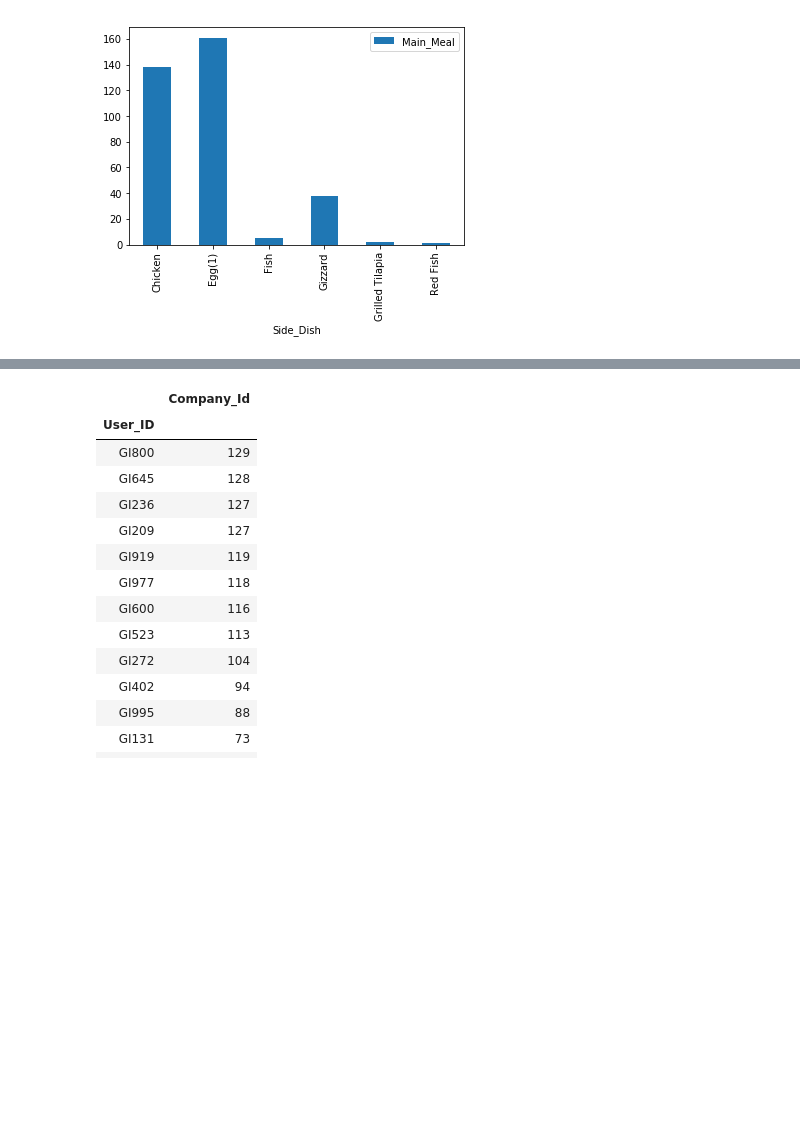
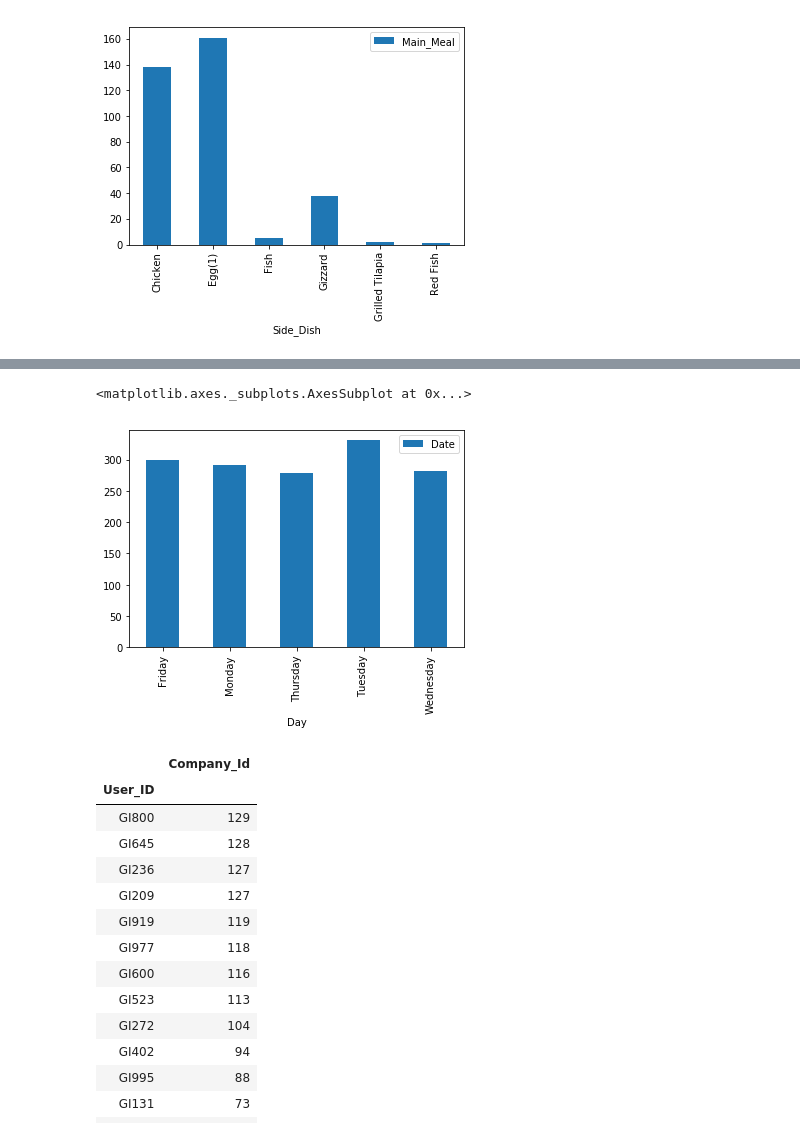
Before and after one commit to thechriskoka/playing-with-data, a Jupyter notebook: lunch-data/Lunch-Challenge-Solved.ipynb, the cells around one changed output, grey strips where cells are left out. Drawn from its saved outputs; the diff is of its cells as text; code cells hidden in the pictures; blank space fills up the shorter version.

```diff
--- a/lunch-data/Lunch-Challenge-Solved.ipynb
+++ b/lunch-data/Lunch-Challenge-Solved.ipynb
@@ -238,0 +266,6 @@ no_orders_df
+# %%
+#We want to know the relationship between days and orders by generating a time series analysis.
+
+#Creating a new dataframe to contain dates from the orders dataframe.
+
+days_orders_df = orders_df[['Date']]
@@ -238,0 +276,3 @@ no_orders_df
+# %%
+#We need to add a day to the column to show exactly which day each order was made.
+days_orders_df['Day'] = pd.DatetimeIndex(days_orders_df['Date']).day_name()
@@ -239,3 +310,9 @@ no_orders_df
+# %%
+#A bar graph to show the information extracted above.
+days_orders_df[['Day','Date']].groupby('Day').count().plot.bar()
+# %% [output]
+<matplotlib.axes._subplots.AxesSubplot at 0x...>
+[figure, added]
 # %%
 #We need to count the number of times a USER_ID appears the orders dataframe and count it.
 freq_user_ord = comp_orders_df[['User_ID','Company_Id']].groupby('User_ID').count().sort_values(by='Company_Id',ascending=False)
```
Also changed, not shown: parts of 9 cells of this notebook.
